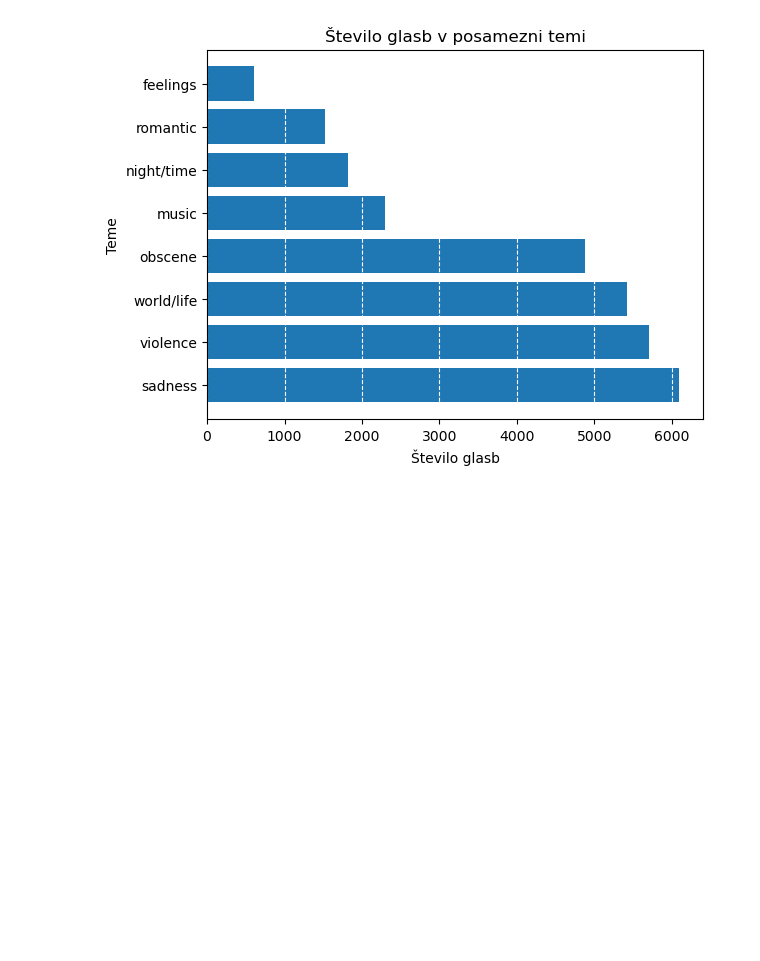
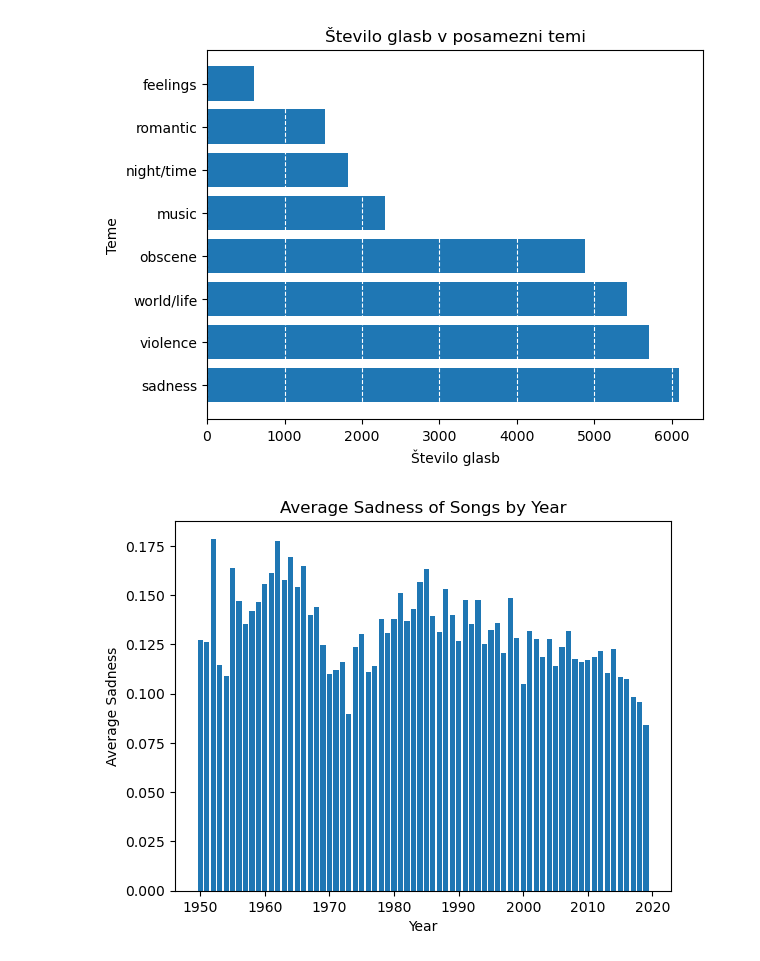
Before and after one commit to ZanJuvan/PR22ZJLH, a Jupyter notebook: zan.ipynb, the cells around one changed output. Saved outputs shown, nothing was run; the diff lists cells and outputs as text; code cells hidden in the pictures; blank space fills up the shorter version.

```diff
--- a/zan.ipynb
+++ b/zan.ipynb
@@ -63,3 +68,31 @@ ax.set_xlabel("Število glasb")
 # %% [output]
 Text(0.5, 0, 'Število glasb')
 [figure]
+# %%
+sadness_by_year = {}
+
+for music in musics:
+    year = int(music[2])
+    sadness = float(music[6])
+    if year in sadness_by_year:
+        sadness_by_year[year]["total_sadness"] += sadness
+        sadness_by_year[year]["count"] += 1
+    else:
+        sadness_by_year[year] = {"total_sadness": sadness, "count": 1}
+
+avg_sadness_by_year = [(year, sadness_by_year[year]["total_sadness"] / sadness_by_year[year]["count"]) for year in sadness_by_year]
+
+avg_sadness_by_year.sort(key=lambda x: x[0])
+
+x_axis = [year for year, _ in avg_sadness_by_year]
+y_axis = [sadness for _, sadness in avg_sadness_by_year]
+
+plt.bar(x_axis, y_axis)
+
+plt.title("Average Sadness of Songs by Year")
+plt.xlabel("Year")
+plt.ylabel("Average Sadness")
+
+plt.show()
+# %% [output]
+[figure, added]
```
Also changed, not shown: parts of 11 cells of this notebook.
